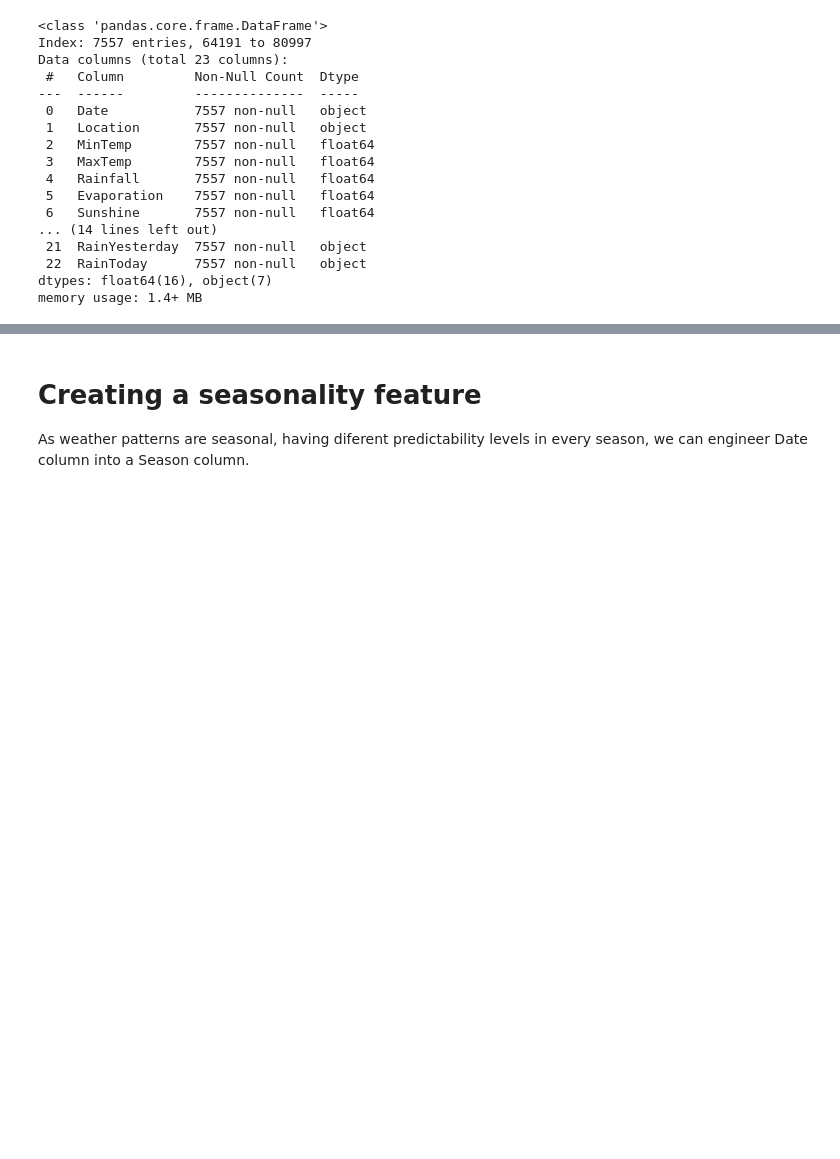
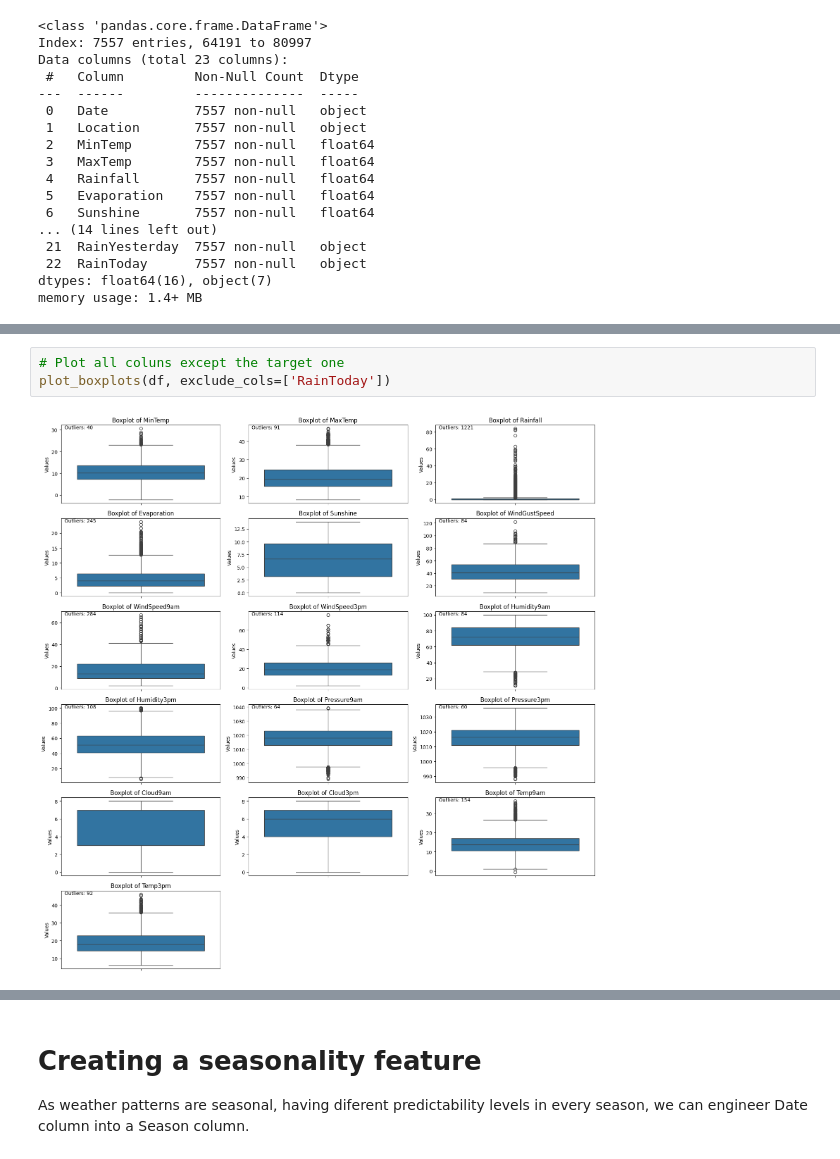
Before and after one commit to phaa/ibm-ml-with-python, a Jupyter notebook: 6-final-project/FinalProject.ipynb, the cells around one changed output, grey strips where cells are left out. Drawn from its saved outputs; the diff is of its cells as text; blank space fills up the shorter version.

```diff
--- a/6-final-project/FinalProject.ipynb
+++ b/6-final-project/FinalProject.ipynb
@@ -207,0 +269,5 @@ memory usage: 1.4+ MB
+# %%
+# Plot all coluns except the target one
+plot_boxplots(df, exclude_cols=['RainToday'])
+# %% [output]
+[figure, added]
```
Also changed, not shown: parts of 29 cells of this notebook, 2 other files.
